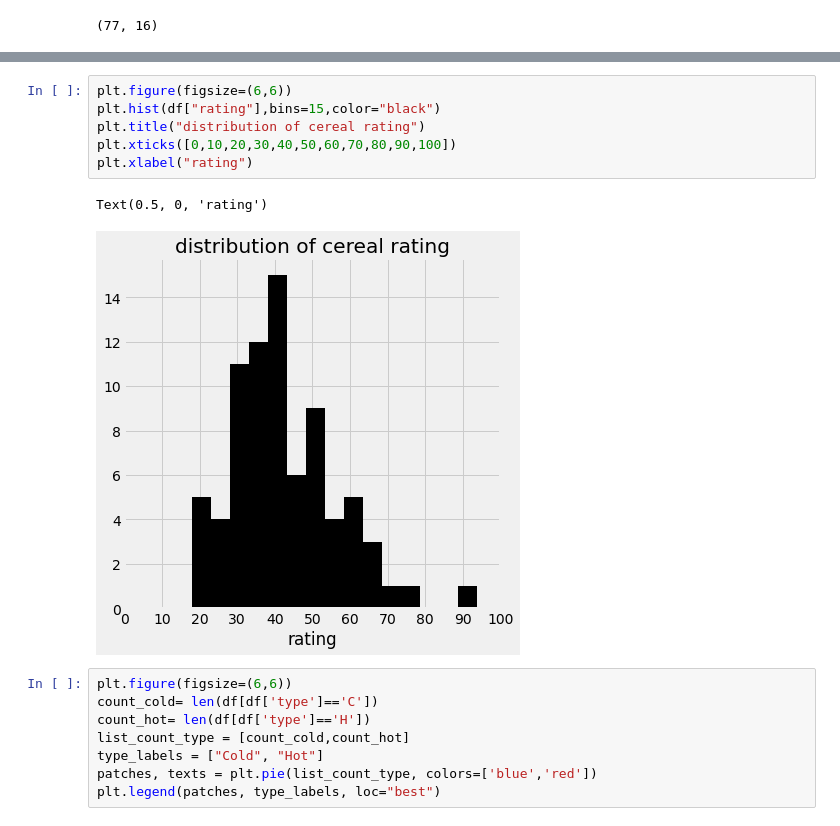
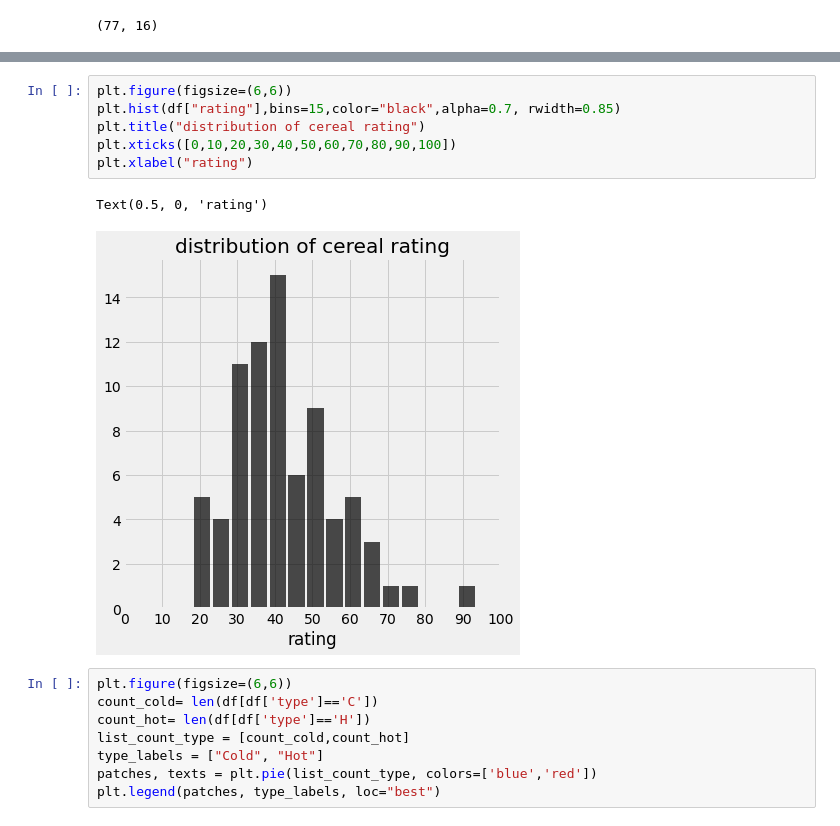
Before and after one commit to coralrubilar/CerealAnalysisInPython, a Jupyter notebook: Cereal.ipynb, the cells around one changed output, grey strips where cells are left out. Cells and saved outputs as stored; diff of their text form.

```diff
--- a/Cereal.ipynb
+++ b/Cereal.ipynb
@@ -105,13 +105,13 @@ basic statistical information:
 | max | 160.000000 | 6.000000 | 5.000000 | 320.000000 | 14.000000 | 23.000000 | 15.000000 | 330.000000 | 100.000000 | 3.000000 | ... |
 # %%
 plt.figure(figsize=(6,6))
-plt.hist(df["rating"],bins=15,color="black")
+plt.hist(df["rating"],bins=15,color="black",alpha=0.7, rwidth=0.85)
 plt.title("distribution of cereal rating")
 plt.xticks([0,10,20,30,40,50,60,70,80,90,100])
 plt.xlabel("rating")
 # %% [output]
 Text(0.5, 0, 'rating')
-[figure, old version]
+[figure, new version]
 # %%
 plt.figure(figsize=(6,6))
 count_cold= len(df[df['type']=='C'])
```
Also changed, not shown: parts of 3 cells of this notebook.
